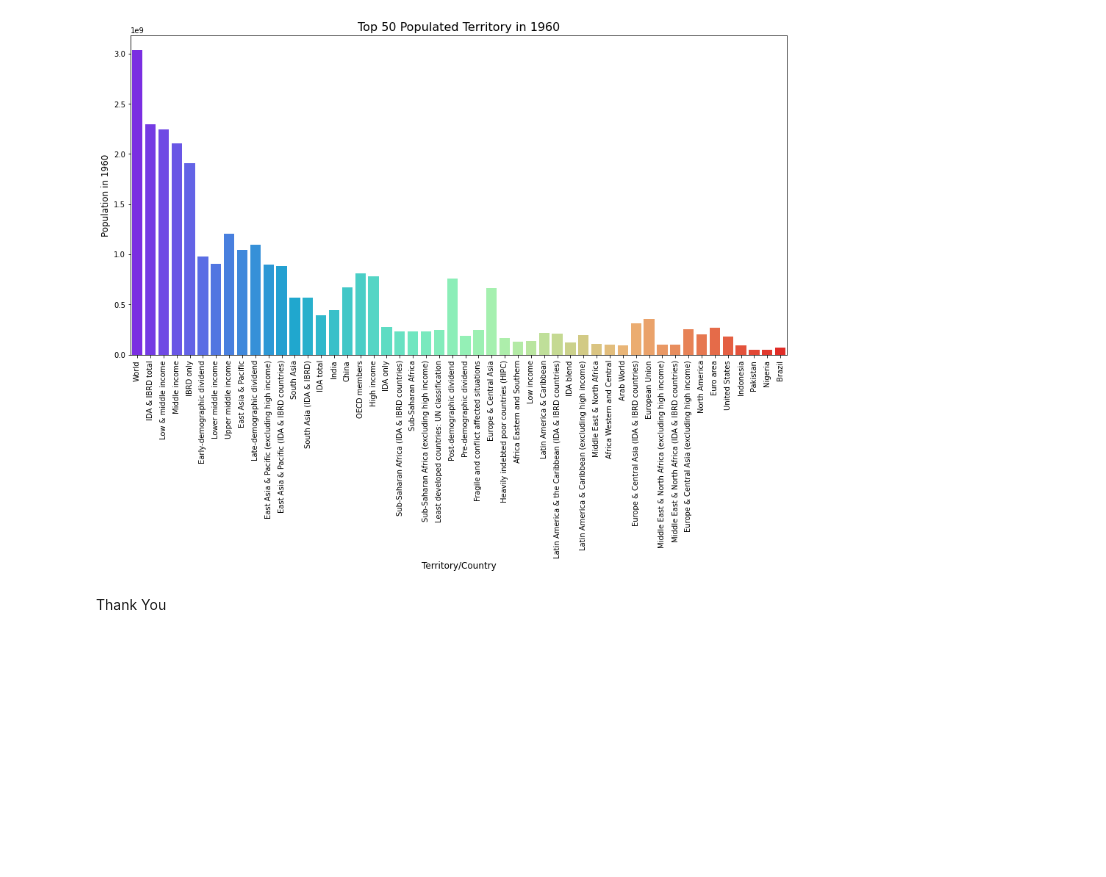
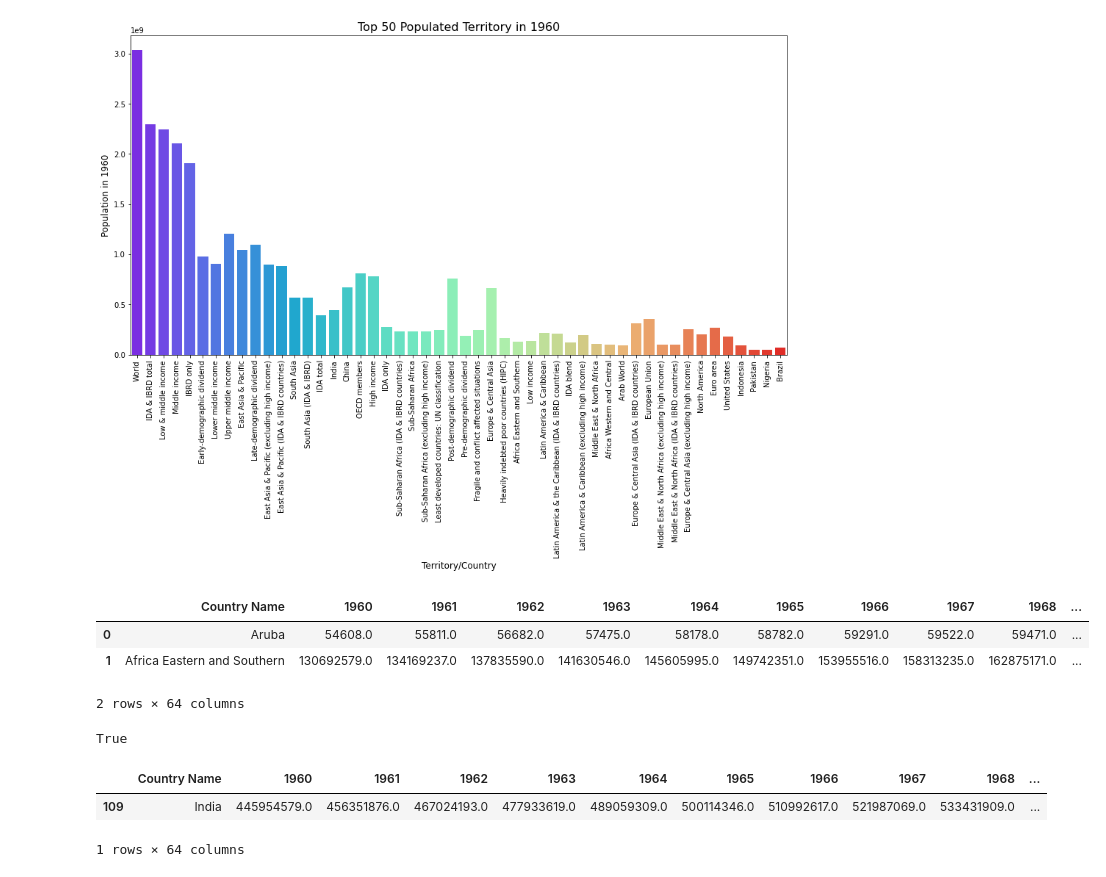
Before and after one commit to Shaneela07/Prodigy_DS_01, a Jupyter notebook: Prodigy Task1.ipynb, the cells around one changed output. Saved outputs shown, nothing was run; the diff lists cells and outputs as text; code cells hidden in the pictures; blank space fills up the shorter version.

```diff
--- a/Prodigy Task1.ipynb
+++ b/Prodigy Task1.ipynb
@@ -104,5 +103,3 @@ plt.xticks(rotation=90)
 plt.show()
 # %% [output]
 [figure]
-# %% [markdown]
-Thank You
@@ -108,0 +108,20 @@ Thank You
+# %%
+df1 = df.drop(['Country Code', 'Indicator Name', 'Indicator Code'],axis = 1)
+df1.head(2)
+# %% [output]
+|  | Country Name | 1960 | 1961 | 1962 | 1963 | 1964 | 1965 | 1966 | 1967 | 1968 | ... |
+| 0 | Aruba | 54608.0 | 55811.0 | 56682.0 | 57475.0 | 58178.0 | 58782.0 | 59291.0 | 59522.0 | 59471.0 | ... |
+| 1 | Africa Eastern and Southern | 130692579.0 | 134169237.0 | 137835590.0 | 141630546.0 | 145605995.0 | 149742351.0 | 153955516.0 | 158313235.0 | 162875171.0 | ... |
+2 rows × 64 columns
+# %%
+ind = df1['Country Name'].isin(['India']).any()
+ind
+# %% [output]
+True
+# %%
+cont = df1[df1['Country Name'] == 'India']
+cont
+# %% [output]
+|  | Country Name | 1960 | 1961 | 1962 | 1963 | 1964 | 1965 | 1966 | 1967 | 1968 | ... |
+| 109 | India | 445954579.0 | 456351876.0 | 467024193.0 | 477933619.0 | 489059309.0 | 500114346.0 | 510992617.0 | 521987069.0 | 533431909.0 | ... |
+1 rows × 64 columns
```
Also changed, not shown: parts of 5 cells of this notebook.
